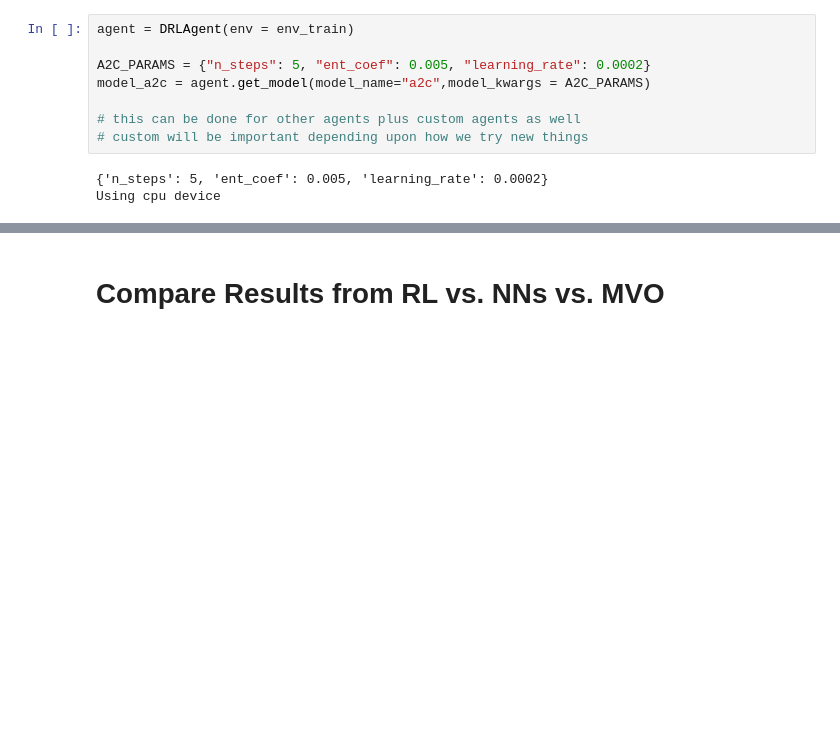
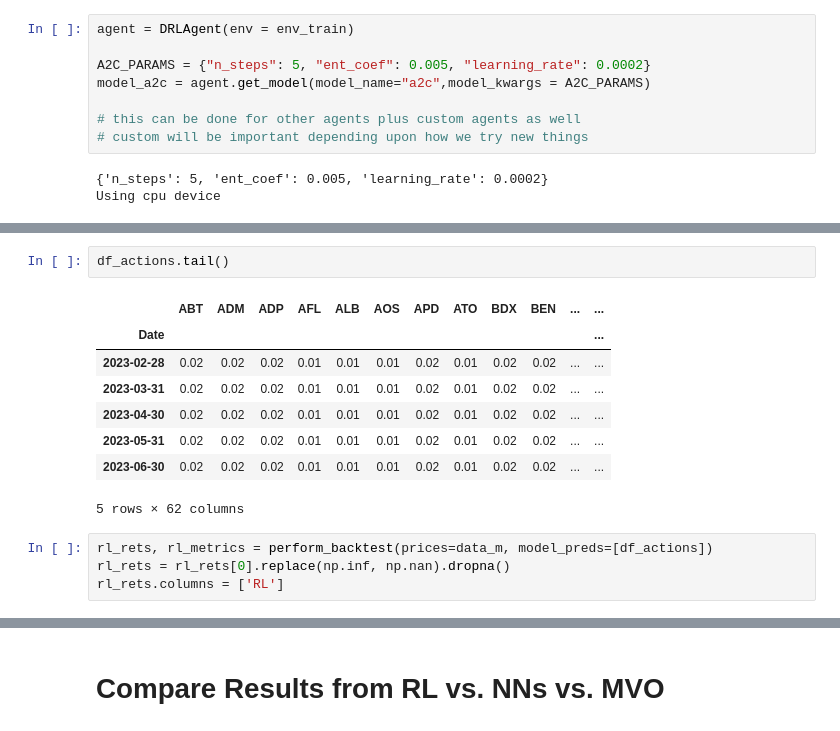
Before and after one commit to pcmendes1973/WQU-Capstone, a Jupyter notebook: Capstone_Code.ipynb, the cells around one changed output, grey strips where cells are left out. Drawn from its saved outputs; the diff is of its cells as text; blank space fills up the shorter version.

```diff
--- a/Capstone_Code.ipynb
+++ b/Capstone_Code.ipynb
@@ -1587,0 +1543,15 @@ trained_a2c.save('/content/trained_models/trained_a2c.zip')
+# %%
+df_actions.tail()
+# %% [output]
+|  | ABT | ADM | ADP | AFL | ALB | AOS | APD | ATO | BDX | BEN | ... | ... |
+| Date |  |  |  |  |  |  |  |  |  |  |  | ... |
+| 2023-02-28 | 0.02 | 0.02 | 0.02 | 0.01 | 0.01 | 0.01 | 0.02 | 0.01 | 0.02 | 0.02 | ... | ... |
+| 2023-03-31 | 0.02 | 0.02 | 0.02 | 0.01 | 0.01 | 0.01 | 0.02 | 0.01 | 0.02 | 0.02 | ... | ... |
+| 2023-04-30 | 0.02 | 0.02 | 0.02 | 0.01 | 0.01 | 0.01 | 0.02 | 0.01 | 0.02 | 0.02 | ... | ... |
+| 2023-05-31 | 0.02 | 0.02 | 0.02 | 0.01 | 0.01 | 0.01 | 0.02 | 0.01 | 0.02 | 0.02 | ... | ... |
+| 2023-06-30 | 0.02 | 0.02 | 0.02 | 0.01 | 0.01 | 0.01 | 0.02 | 0.01 | 0.02 | 0.02 | ... | ... |
+5 rows × 62 columns
+# %%
+rl_rets, rl_metrics = perform_backtest(prices=data_m, model_preds=[df_actions])
+rl_rets = rl_rets[0].replace(np.inf, np.nan).dropna()
+rl_rets.columns = ['RL']
```
Also changed, not shown: parts of 30 cells of this notebook.
